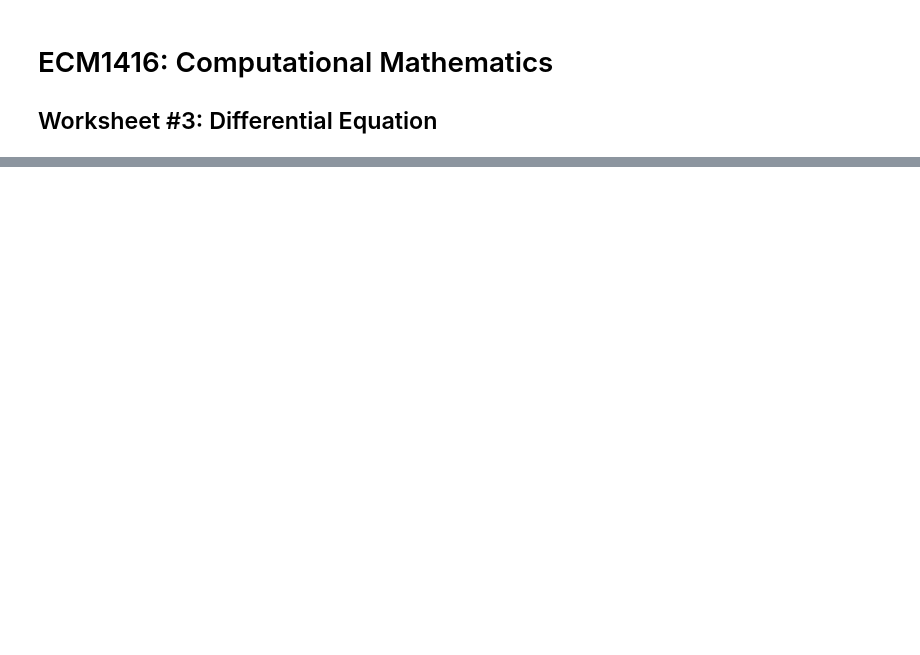
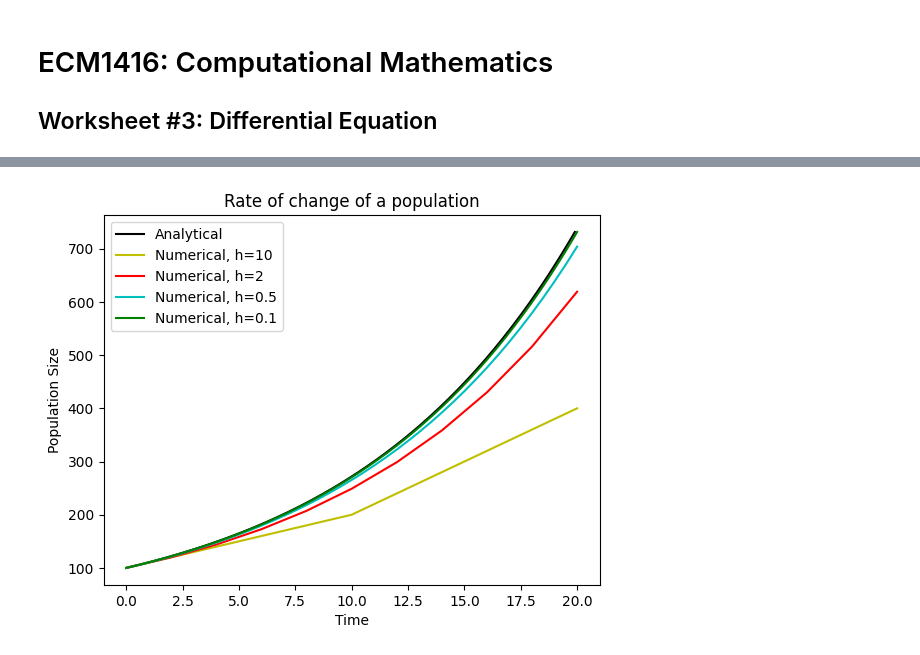
Before and after one commit to LaurenceBradshaw/ECM1416-Computational-Mathematics-Workshops, a Jupyter notebook: Week 5/ECM1416 Workbook 3 Week5.ipynb, the cells around one changed output, grey strips where cells are left out. Cells and saved outputs as stored; diff of their text form; code cells hidden in the pictures; blank space fills up the shorter version.

```diff
--- a/Week 5/ECM1416 Workbook 3 Week5.ipynb
+++ b/Week 5/ECM1416 Workbook 3 Week5.ipynb
@@ -62,0 +30,60 @@ plt.show()
+# %%
+# Set initial conditions
+k=0.1
+p0=100
+time_period=20
+
+def analyitial_solution():
+    '''
+    Returns an array of points generated from the analytical solution with an x-axis resolution of 0.1
+    '''
+    # Generate x coords
+    x = np.arange(0, time_period, 0.1)
+    # Calculate y values and store in a list of tuples
+    points = (x, p0*np.exp(k*x))
+    # Return as a list of two tuples, one for x axis and one for y axis
+    return [*zip(*points)]
+
+def numerical_solution(h):
+    '''
+    Returns an array of points generated numerically with the step size as parameter h
+    '''
+    # Define output list
+    output = []
+    # Generate x coords
+    x = np.arange(0, time_period+h, h)
+    # Create empty array for y values
+    count = int(round((time_period+h)/h))
+    y = np.zeros((count,))
+    # First y value is the initial p0
+    y[0] = p0
+    # Add this point to the output list
+    output.append((x[0], y[0]))
+
+    # For each of the x coords, find the corresponding y values
+    for i, t in enumerate(x):
+        # Ignore first index as it's been delt with already
+        if i == 0:
+            continue
+        # Calculate the next y value and add it to the list of points
+        y[i] = y[i-1] + (k*y[i-1])*(h)
+        output.append((x[i], y[i]))
+
+    return output
+
+# Set the plot settings
+plt.title("Rate of change of a population")
+plt.xlabel("Time")
+plt.ylabel("Population Size")
+
+# Plot each of the graphs, remembering to zip and unzip the points into a tuple of x points and a tuple of y points
+plt.plot(*zip(*analyitial_solution()), color='k', label='Analytical')
+plt.plot(*zip(*numerical_solution(10)), color='y', label='Numerical, h=10')
+plt.plot(*zip(*numerical_solution(2)), color='r', label='Numerical, h=2')
+plt.plot(*zip(*numerical_solution(0.5)), color='c', label='Numerical, h=0.5')
+plt.plot(*zip(*numerical_solution(0.1)), color='g', label='Numerical, h=0.1')
+
+plt.legend()
+plt.show()
+# %% [output]
+[figure, added]
```
Also changed, not shown: parts of 1 cell of this notebook.
